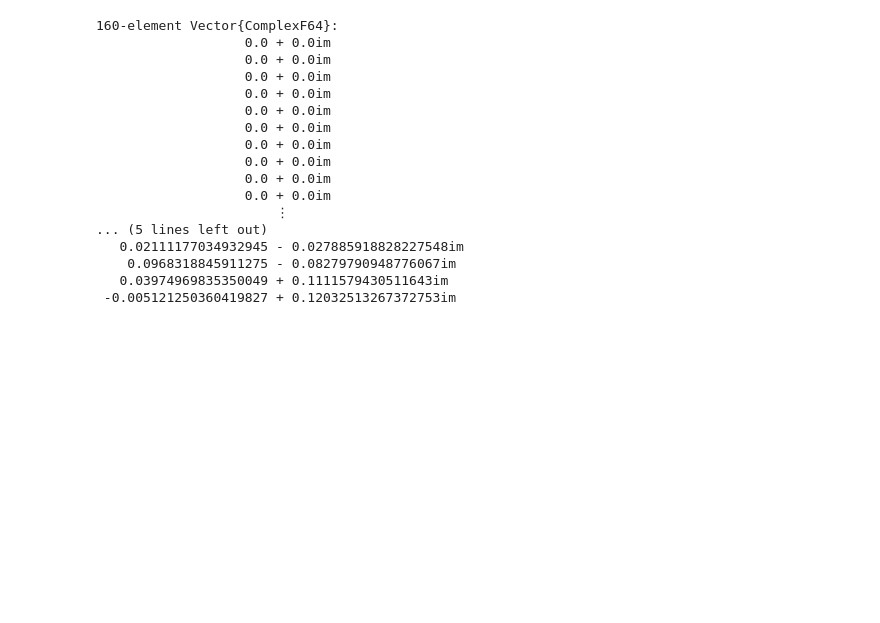
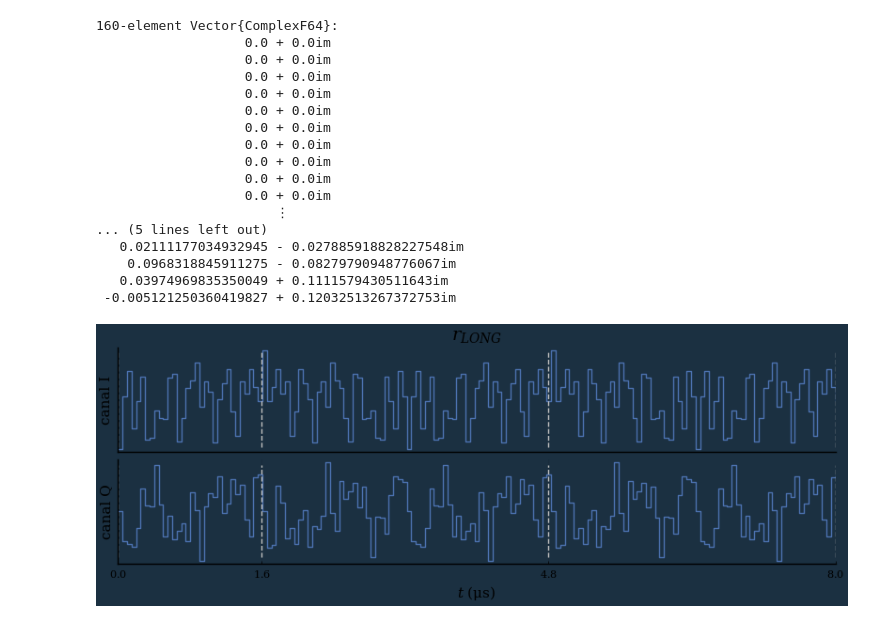
Before and after one commit to Matrsz/OFDM-Det-Sync, a Jupyter notebook: Tests.ipynb, the cells around one changed output. Cells and saved outputs as stored; diff of their text form; code cells hidden in the pictures; blank space fills up the shorter version.

```diff
--- a/Tests.ipynb
+++ b/Tests.ipynb
@@ -304,3 +306,22 @@ vcat(zeros(32), L_time, L_time)
     0.0968318845911275 - 0.08279790948776067im
    0.03974969835350049 + 0.1111579430511643im
  -0.005121250360419827 + 0.12032513267372753im
+# %%
+tiks = [0, 1.6,4.8,8]
+
+t = range(0u"μs", 8u"μs", length=160)
+
+
+ltr_t = vcat(L_time[end-31:end], L_time, L_time)
+
+p1 = plot(t, real(ltr_t), xlim=[0,8], yticks=false, line=:steppost, ylabel="canal I", xlabel="", xticks=[], title=L"r_{LONG}")
+p2 = plot(t, imag(ltr_t), xlim=[0,8], yticks=false, line=:steppost, ylabel="canal Q", xticks=tiks, xlabel=L"t")
+
+for i in tiks
+    plot!(p1, [i,i], [-0.15,0.15], linestyle=:dash, linecolor=:silver)
+    plot!(p2, [i,i], [-0.15,0.15], linestyle=:dash, linecolor=:silver)
+end
+
+plot(p1, p2, layout=(2,1), legend = false, size=(800,300), background_color="#1b3041")
+# %% [output]
+[figure, added]
```
Also changed, not shown: parts of 30 cells of this notebook, 28 other files.
